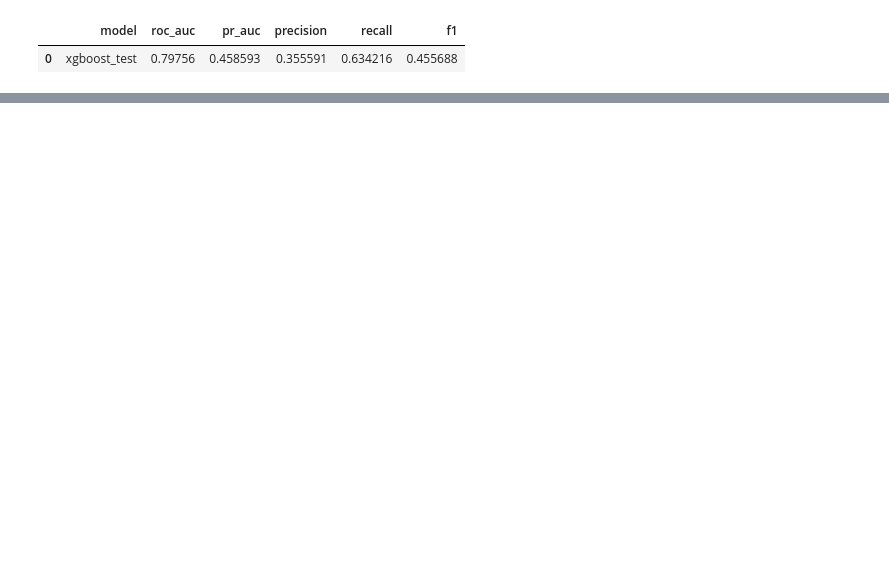
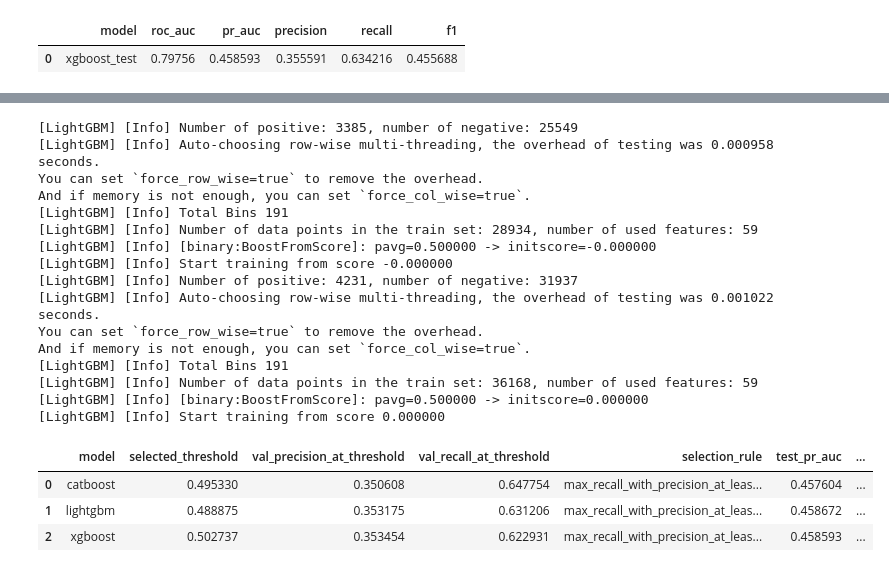
Before and after one commit to tonantzin-real/IDS_705_final_project, a Jupyter notebook: 04_candidate_model_architecture.ipynb, the cells around one changed output, grey strips where cells are left out. Saved outputs shown, nothing was run; the diff lists cells and outputs as text; code cells hidden in the pictures; blank space fills up the shorter version.

```diff
--- a/04_candidate_model_architecture.ipynb
+++ b/04_candidate_model_architecture.ipynb
@@ -387,0 +463,65 @@ pd.DataFrame([test_row])
+# %%
+# Tune thresholds on top validation models and evaluate on test
+TOP_K = 3
+MIN_PRECISION = 0.35
+
+top_models = val_results.head(TOP_K)["model"].tolist()
+threshold_rows = []
+
+for model_name in top_models:
+    estimator = estimators[model_name]
+    pipeline = fit_pipeline(estimator, X_train, y_train)
+
+    val_score = get_scores(pipeline, X_val)
+    selected = select_threshold_by_precision(
+        y_true=y_val,
+        y_score=val_score,
+        min_precision=MIN_PRECISION,
+    )
+
+    # Refit on train+val before final test evaluation
+    final_pipeline = fit_pipeline(estimator, X_train_val, y_train_val)
+    test_score = get_scores(final_pipeline, X_test)
+    test_pred = (test_score >= selected["threshold"]).astype(int)
+
+    threshold_rows.append(
+        {
+            "model": model_name,
+            "selected_threshold": selected["threshold"],
+            "val_precision_at_threshold": selected["precision"],
+            "val_recall_at_threshold": selected["recall"],
+            "selection_rule": selected["selection_rule"],
+            "test_pr_auc": average_precision_score(y_test, test_score),
+            "test_roc_auc": roc_auc_score(y_test, test_score),
+            "test_precision": precision_score(y_test, test_pred, zero_division=0),
+            "test_recall": recall_score(y_test, test_pred, zero_division=0),
+            "test_f1": f1_score(y_test, test_pred, zero_division=0),
+        }
+    )
+
+threshold_results = pd.DataFrame(threshold_rows).sort_values(
+    ["test_recall", "test_precision"], ascending=False
+).reset_index(drop=True)
+
+threshold_results
+# %% [output]
+[LightGBM] [Info] Number of positive: 3385, number of negative: 25549
+[LightGBM] [Info] Auto-choosing row-wise multi-threading, the overhead of testing was 0.000958 seconds.
+You can set `force_row_wise=true` to remove the overhead.
+And if memory is not enough, you can set `force_col_wise=true`.
+[LightGBM] [Info] Total Bins 191
+[LightGBM] [Info] Number of data points in the train set: 28934, number of used features: 59
+[LightGBM] [Info] [binary:BoostFromScore]: pavg=0.500000 -> initscore=-0.000000
+[LightGBM] [Info] Start training from score -0.000000
+[LightGBM] [Info] Number of positive: 4231, number of negative: 31937
+[LightGBM] [Info] Auto-choosing row-wise multi-threading, the overhead of testing was 0.001022 seconds.
+You can set `force_row_wise=true` to remove the overhead.
+And if memory is not enough, you can set `force_col_wise=true`.
+[LightGBM] [Info] Total Bins 191
+[LightGBM] [Info] Number of data points in the train set: 36168, number of used features: 59
+[LightGBM] [Info] [binary:BoostFromScore]: pavg=0.500000 -> initscore=0.000000
+[LightGBM] [Info] Start training from score 0.000000
+|  | model | selected_threshold | val_precision_at_threshold | val_recall_at_threshold | selection_rule | test_pr_auc | ... |
+| 0 | catboost | 0.495330 | 0.350608 | 0.647754 | max_recall_with_precision_at_leas... | 0.457604 | ... |
+| 1 | lightgbm | 0.488875 | 0.353175 | 0.631206 | max_recall_with_precision_at_leas... | 0.458672 | ... |
+| 2 | xgboost | 0.502737 | 0.353454 | 0.622931 | max_recall_with_precision_at_leas... | 0.458593 | ... |
```
Also changed, not shown: parts of 15 cells of this notebook.
